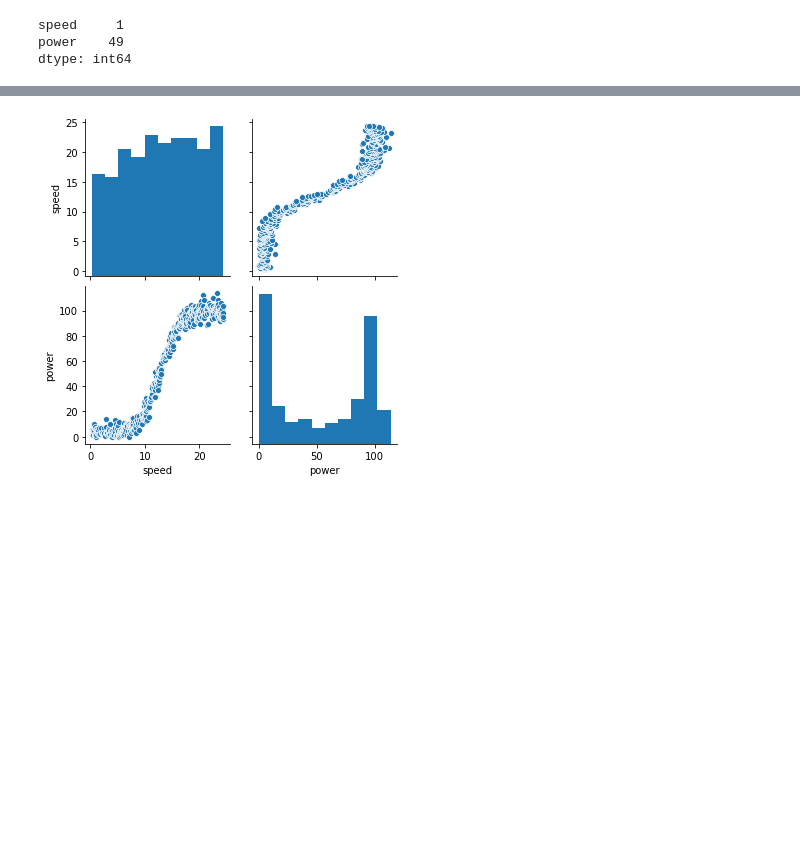
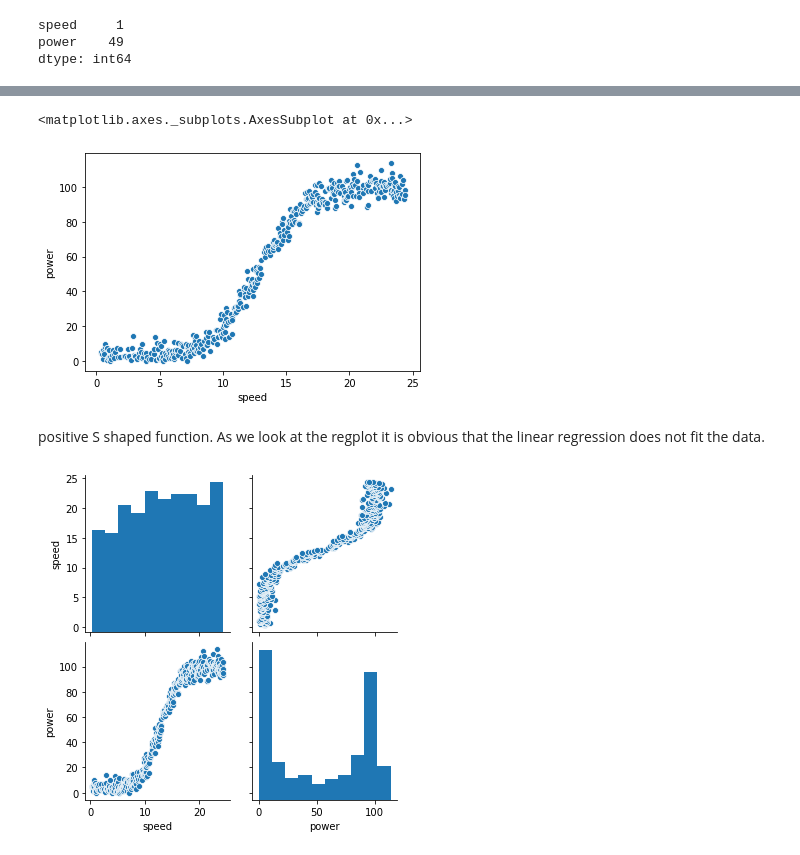
Before and after one commit to Freeha-S/Machine-Learning-Project2020, a Jupyter notebook: Project2020.ipynb, the cells around one changed output, grey strips where cells are left out. Cells and saved outputs as stored; diff of their text form; code cells hidden in the pictures; blank space fills up the shorter version.

```diff
--- a/Project2020.ipynb
+++ b/Project2020.ipynb
@@ -163,3 +165,11 @@ positive S shaped function
+# %%
+#graph after removing outliers
+sns.scatterplot(x='speed',y='power',data = df)
+# %% [output]
+<matplotlib.axes._subplots.AxesSubplot at 0x...>
+[figure, added]
+# %% [markdown]
+positive S shaped function. As we look at the regplot it is obvious that the linear regression does not fit the data.
 # %%
 sns.pairplot(df)
 plt.show()
```
Also changed, not shown: parts of 14 cells of this notebook.
